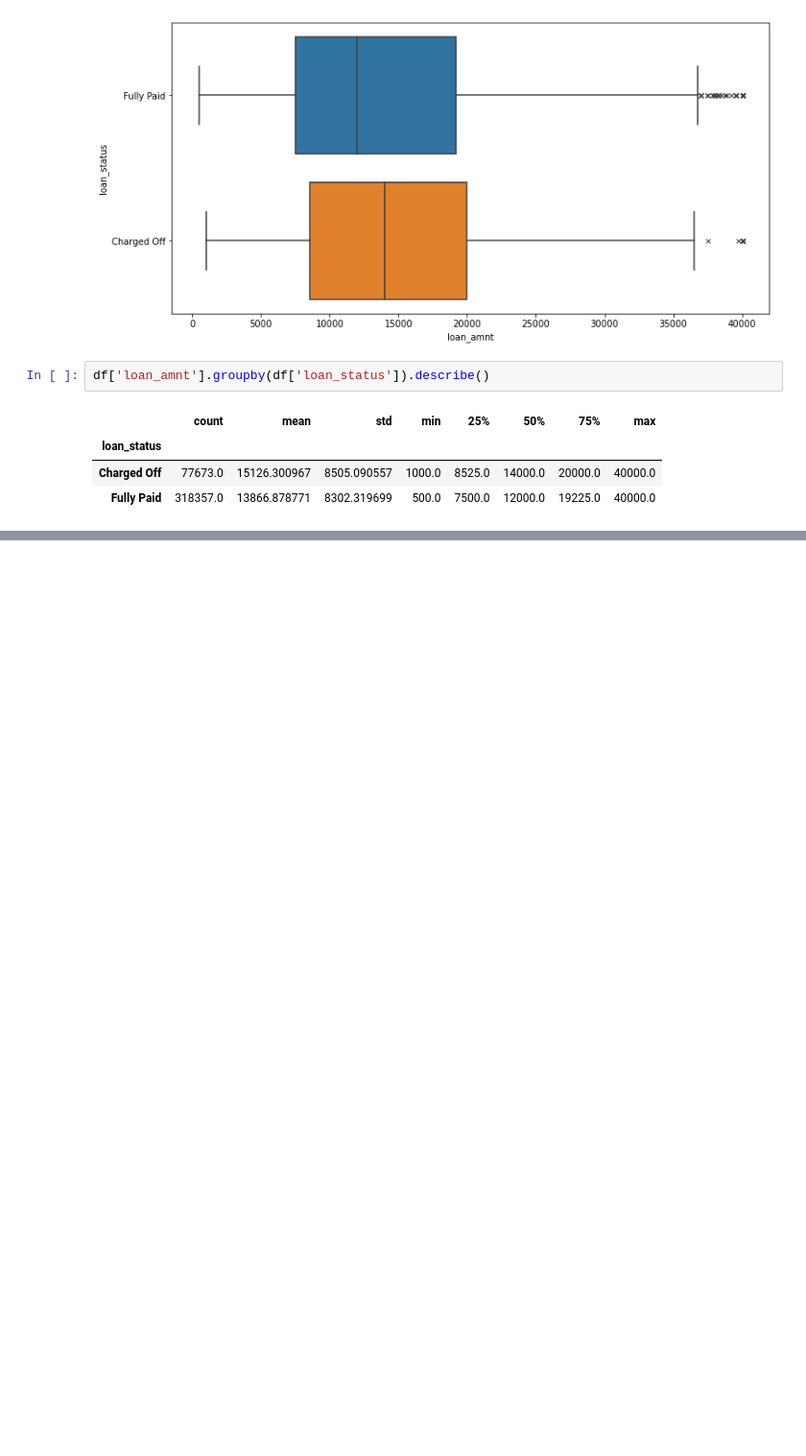
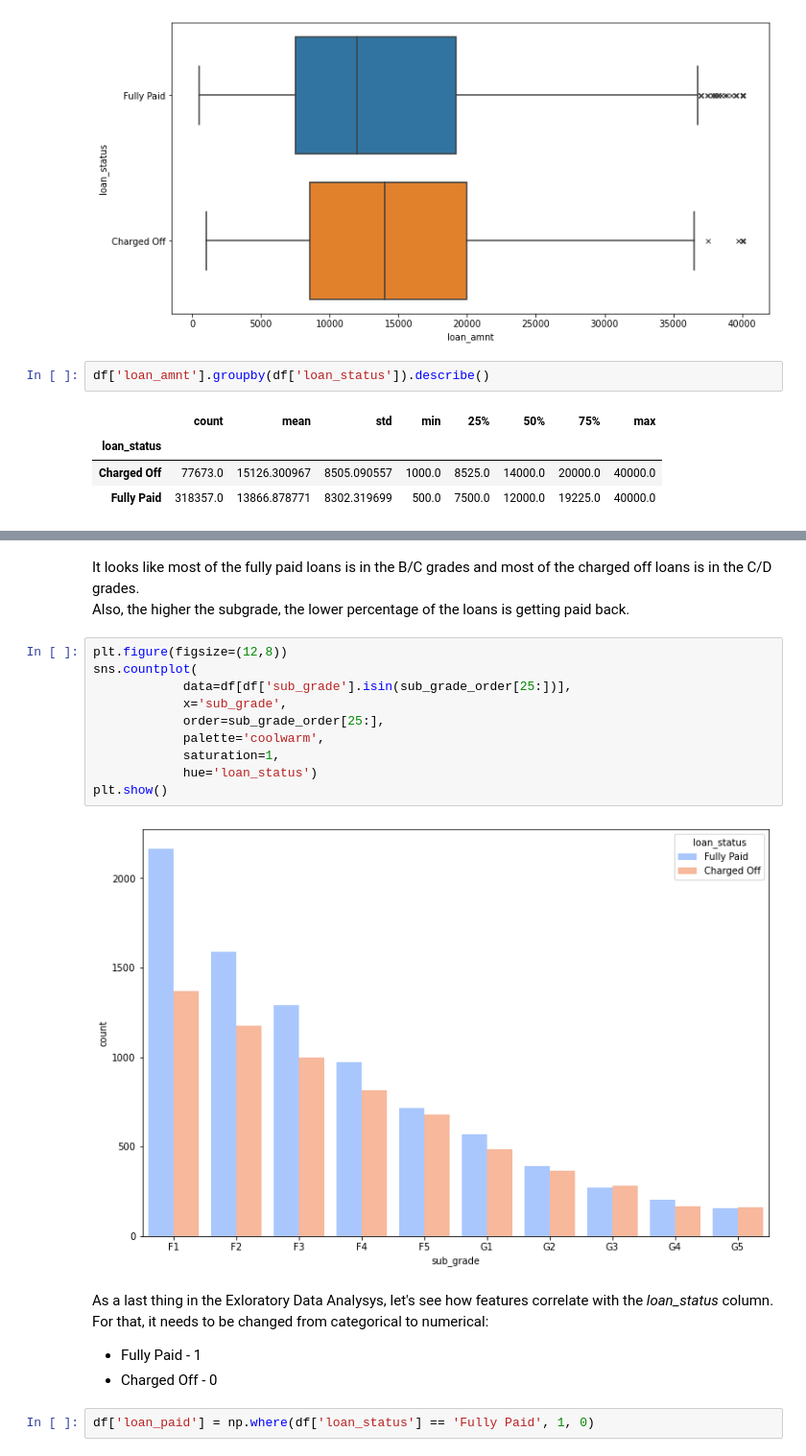
Before and after one commit to maciej-ziaja/Lending-Club, a Jupyter notebook: loan_pay_back_predict.ipynb, the cells around one changed output, grey strips where cells are left out. Shown: that part at 96% size. Drawn from its saved outputs; the diff is of its cells as text; blank space fills up the shorter version.

```diff
--- a/loan_pay_back_predict.ipynb
+++ b/loan_pay_back_predict.ipynb
@@ -155,0 +211,22 @@ df['loan_amnt'].groupby(df['loan_status']).describe()
+# %% [markdown]
+It looks like most of the fully paid loans is in the B/C grades and most of the charged off loans is in the C/D grades.
+Also, the higher the subgrade, the lower percentage of the loans is getting paid back.
+# %%
+plt.figure(figsize=(12,8))
+sns.countplot(
+            data=df[df['sub_grade'].isin(sub_grade_order[25:])],
+            x='sub_grade',
+            order=sub_grade_order[25:],
+            palette='coolwarm',
+            saturation=1,
+            hue='loan_status')
+plt.show()
+# %% [output]
+[figure, added]
+# %% [markdown]
+As a last thing in the Exloratory Data Analysys, let's see how features correlate with the *loan_status* column.
+For that, it needs to be changed from categorical to numerical:
+- Fully Paid - 1
+- Charged Off - 0
+# %%
+df['loan_paid'] = np.where(df['loan_status'] == 'Fully Paid', 1, 0)
```
Also changed, not shown: parts of 11 cells of this notebook, 1 other file.
